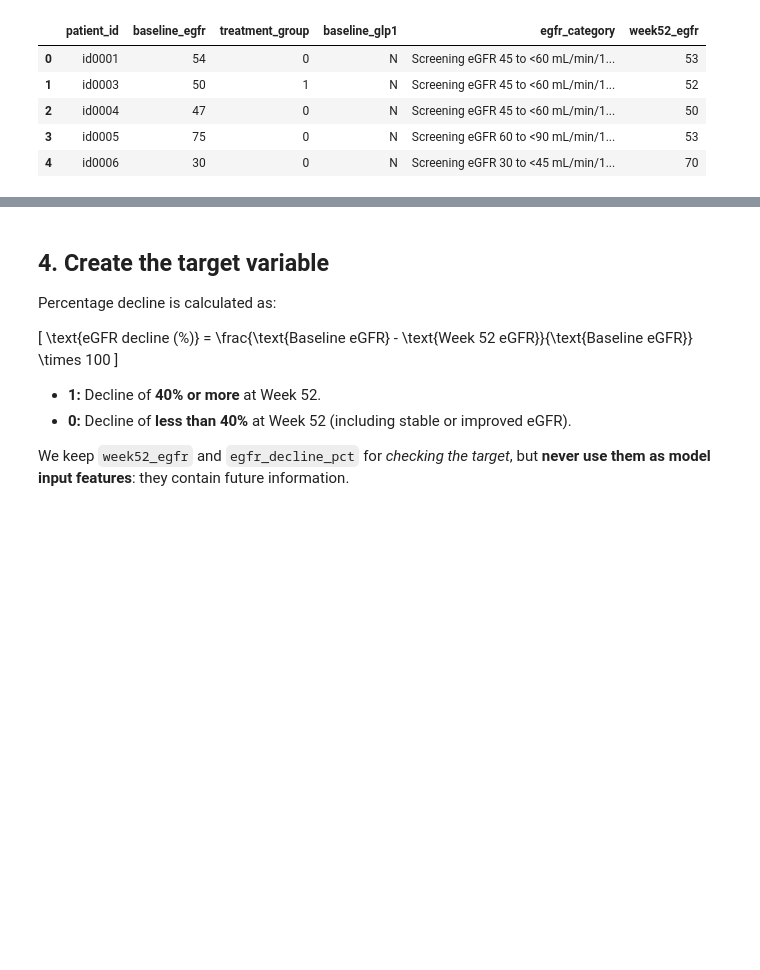
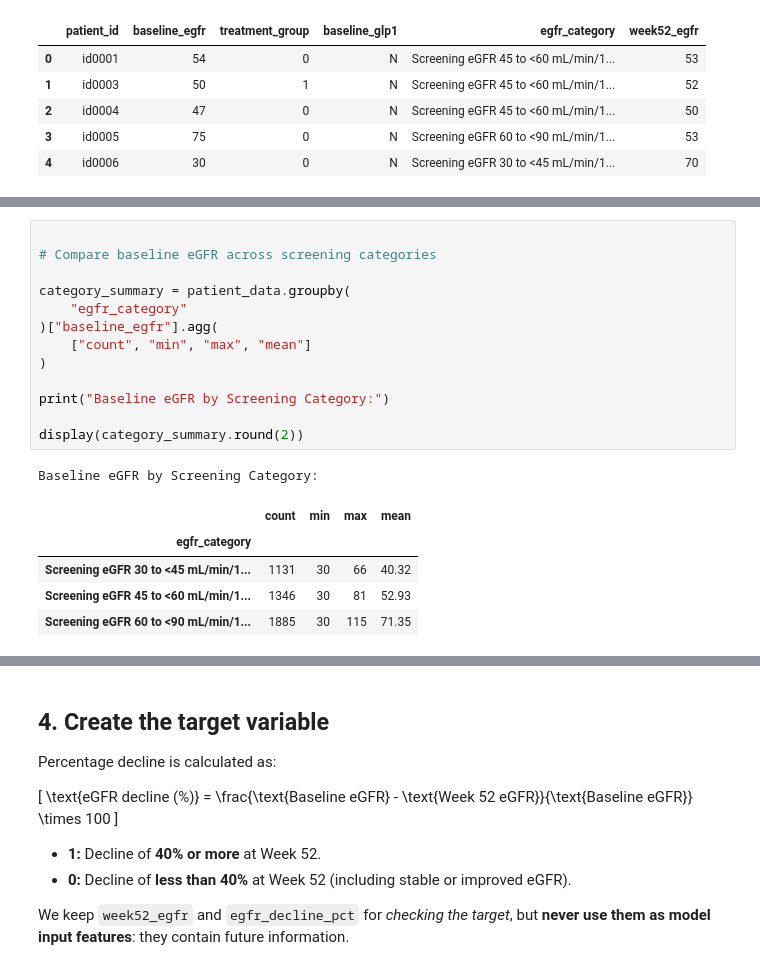
Before and after one commit to Usmanshakir7/Explainable-Machine-Learning-for-Chronic-Kidney-Disease-Prediction, a Jupyter notebook: notebooks/3_feature_engineering.ipynb, the cells around one changed output, grey strips where cells are left out. Drawn from its saved outputs; the diff is of its cells as text; blank space fills up the shorter version.

```diff
--- a/notebooks/3_feature_engineering.ipynb
+++ b/notebooks/3_feature_engineering.ipynb
@@ -123,0 +133,20 @@ Excluded because Week 52 is unavailable: 354
+# %%
+
+# Compare baseline eGFR across screening categories
+
+category_summary = patient_data.groupby(
+    "egfr_category"
+)["baseline_egfr"].agg(
+    ["count", "min", "max", "mean"]
+)
+
+print("Baseline eGFR by Screening Category:")
+
+display(category_summary.round(2))
+# %% [output]
+Baseline eGFR by Screening Category:
+|  | count | min | max | mean |
+| egfr_category |  |  |  |  |
+| Screening eGFR 30 to <45 mL/min/1... | 1131 | 30 | 66 | 40.32 |
+| Screening eGFR 45 to <60 mL/min/1... | 1346 | 30 | 81 | 52.93 |
+| Screening eGFR 60 to <90 mL/min/1... | 1885 | 30 | 115 | 71.35 |
```
Also changed, not shown: parts of 2 cells of this notebook.
